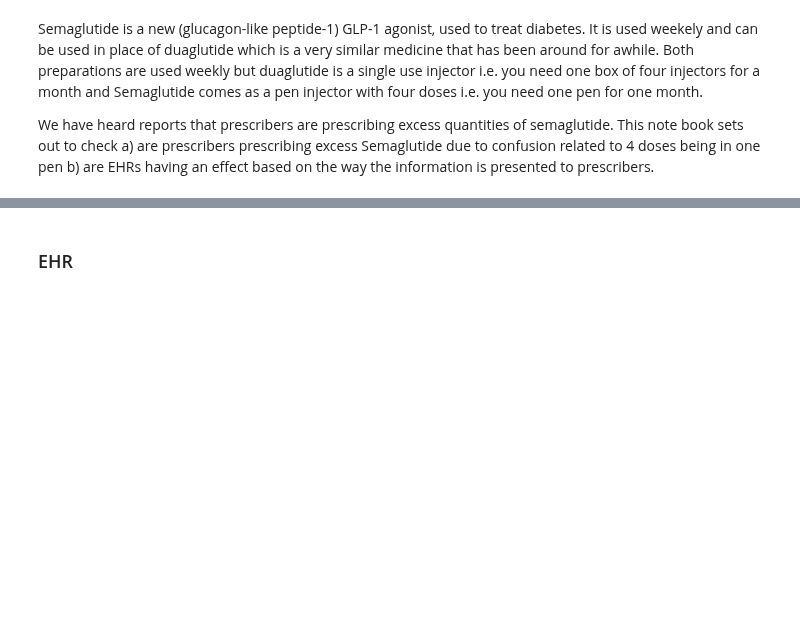
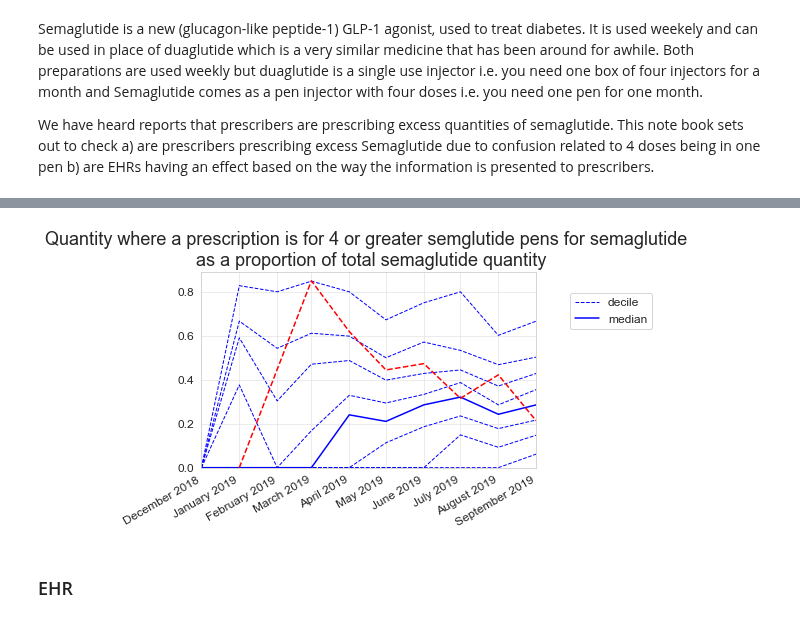
Before and after one commit to ebmdatalab/jupyter-notebooks, a Jupyter notebook: measures_by_software/Draft ideas/Diabetes - Semaglutide/Semaglutide Quantity Draft.ipynb, the cells around one changed output, grey strips where cells are left out. Cells and saved outputs as stored; diff of their text form; code cells hidden in the pictures; blank space fills up the shorter version.

```diff
--- a/measures_by_software/Draft ideas/Diabetes - Semaglutide/Semaglutide Quantity Draft.ipynb
+++ b/measures_by_software/Draft ideas/Diabetes - Semaglutide/Semaglutide Quantity Draft.ipynb
@@ -79,3 +94,20 @@ plt.show()
+# %%
+##here we chart a measure of semaglutide quantity of 4
+
+charts.deciles_chart(
+        df,
+        period_column='month',
+        column='percent_quantity_four',
+        title="Quantity where a prescription is for 4 or greater semglutide pens for semaglutide \n as a proportion of total semaglutide quantity",
+        show_outer_percentiles=False)
+
+#add in example CCG (Devon - 15N)
+df_subject = df.loc[df['pct'] == '15N'].sort_values(by=['month'])
+plt.plot(df_subject['month'], df_subject['percent_quantity_four'], 'r--')
+
+plt.show()
+# %% [output]
+[figure, added]
 # %% [markdown]
 ### EHR
 # %%
```
Also changed, not shown: parts of 5 cells of this notebook, 1 other file.
